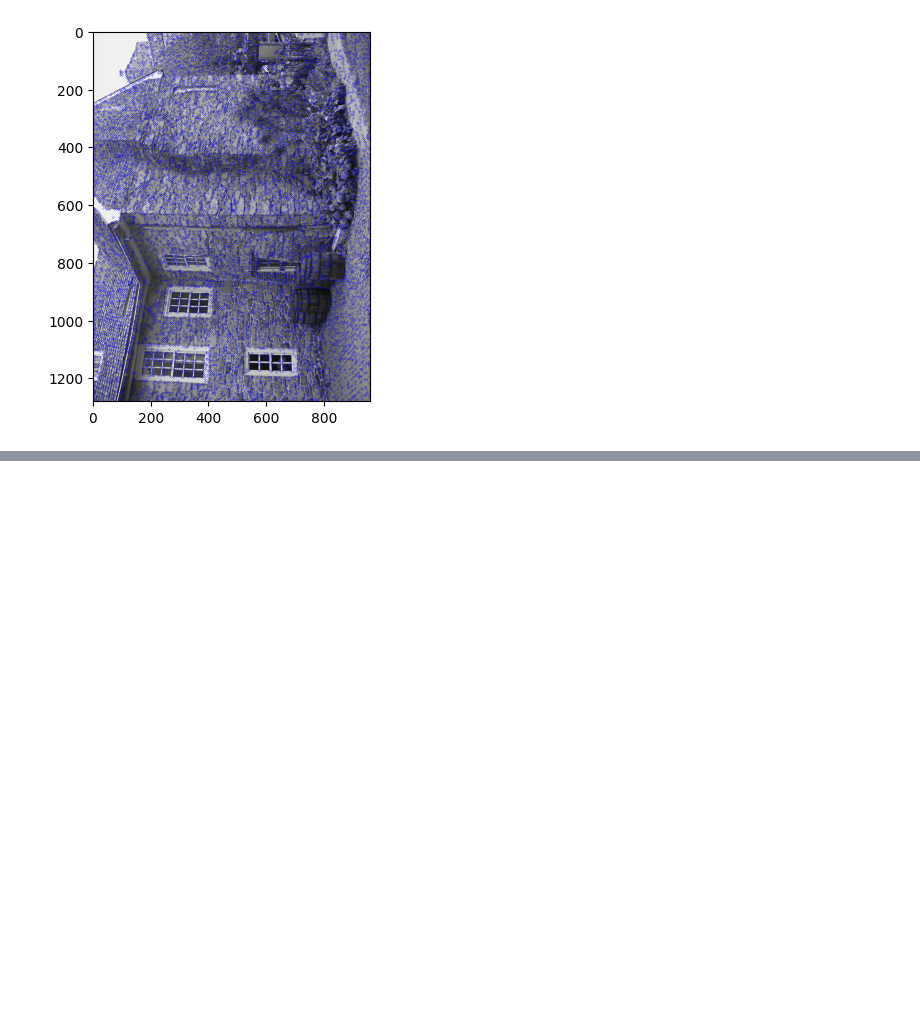
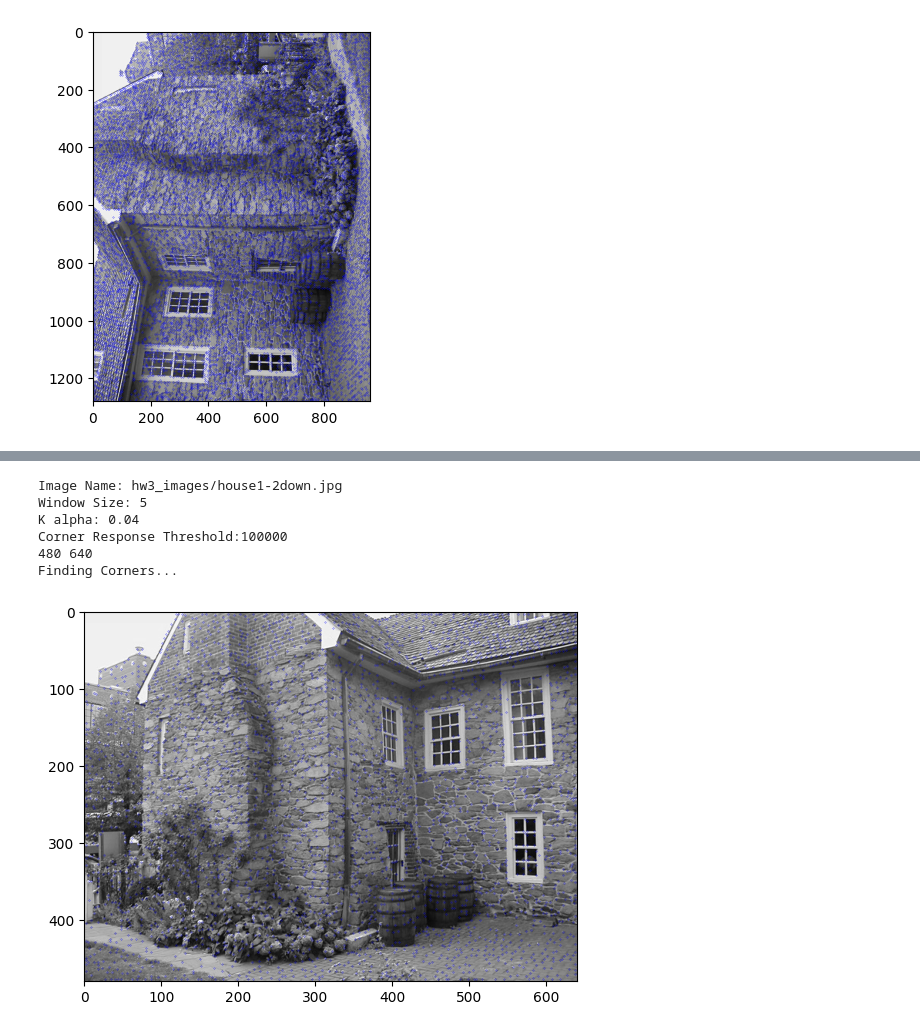
Before and after one commit to bhaba-ranjan/Scale-space-blob-detection, a Jupyter notebook: harris.ipynb, the cells around one changed output, grey strips where cells are left out. Cells and saved outputs as stored; diff of their text form; code cells hidden in the pictures; blank space fills up the shorter version.

```diff
--- a/harris.ipynb
+++ b/harris.ipynb
@@ -151,0 +161,11 @@ Finding Corners...
+# %%
+img_name = "hw3_images/house1-2down.jpg"
+main(window_size, k, img_name, thresh,get_image_name_to_save(img_name))
+# %% [output]
+Image Name: hw3_images/house1-2down.jpg
+Window Size: 5
+K alpha: 0.04
+Corner Response Threshold:100000
+480 640
+Finding Corners...
+[figure, added]
```
Also changed, not shown: parts of 8 cells of this notebook, 20 other files.
